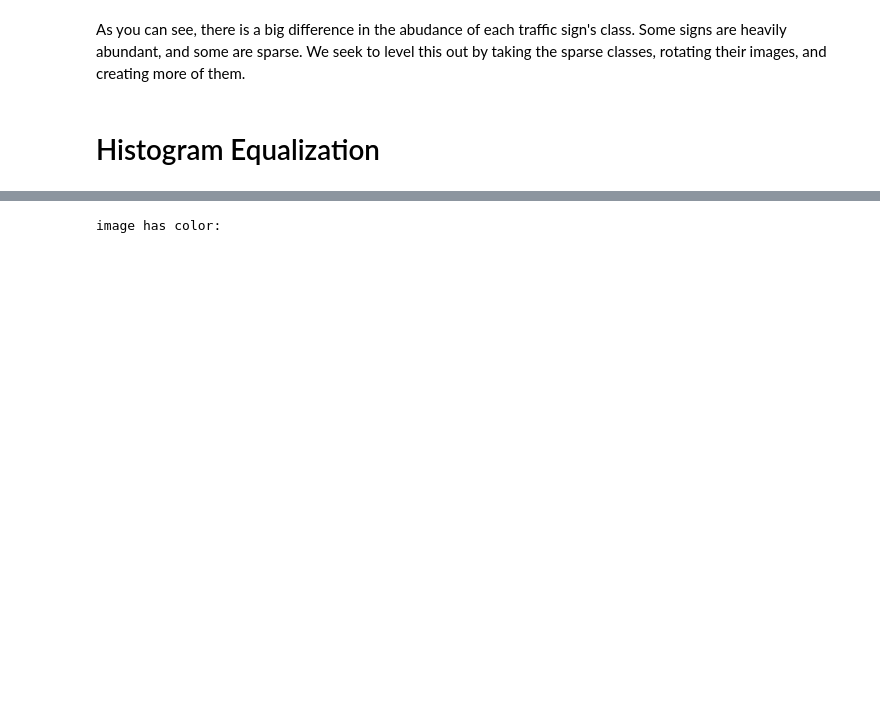
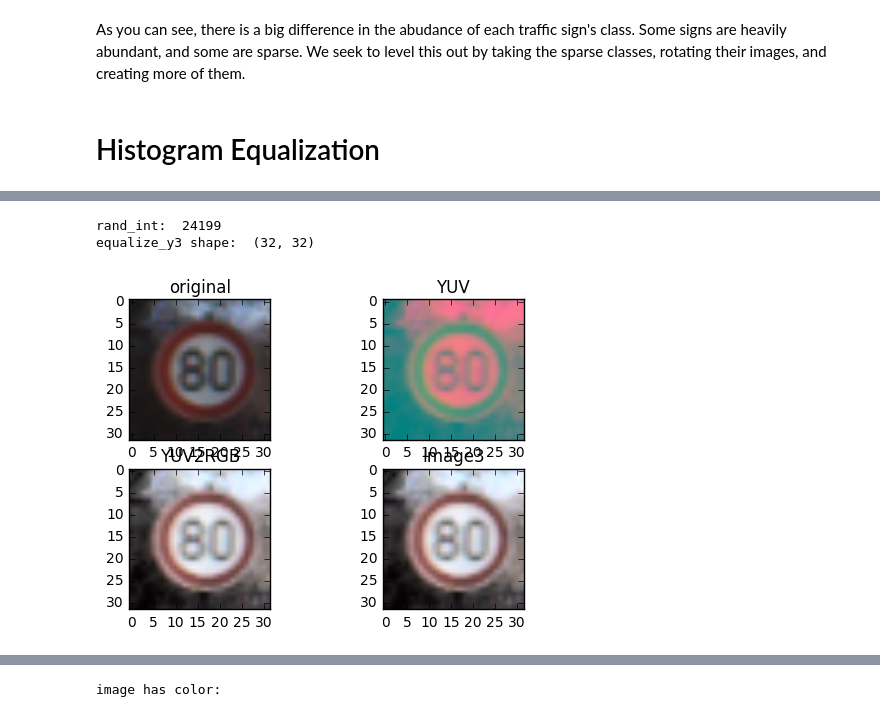
Before and after one commit to Self-Driving-Cars-LosAngeles/TrafficSignClassification, a Jupyter notebook: Traffic_Sign_Classifier_SDCLA.ipynb, the cells around one changed output, grey strips where cells are left out. Saved outputs shown, nothing was run; the diff lists cells and outputs as text; code cells hidden in the pictures; blank space fills up the shorter version.

Commit message:
[feature] - implements clahe image equalization and regular histogram equalization

```diff
--- a/Traffic_Sign_Classifier_SDCLA.ipynb
+++ b/Traffic_Sign_Classifier_SDCLA.ipynb
@@ -218,0 +244,47 @@ As you can see, there is a big difference in the abudance of each traffic sign's
+# %%
+# Constrast Limited Histogram Equalization
+rand_int = np.random.randint(0, len(y_train))
+print('rand_int: ', rand_int)
+# Change image from RGB to YUV
+image1 = np.copy(X_train[rand_int])
+image2 = X_train[rand_int]
+
+
+# Convert to YUV
+image2 = cv2.cvtColor(image2, cv2.COLOR_RGB2YUV)
+Yimage2 = image2[:,:,0]
+equalize_y2 = cv2.equalizeHist(Yimage2)
+image2[:,:,0] = equalize_y2
+# Back to RGB
+image2RGB = cv2.cvtColor(image2, cv2.COLOR_YUV2RGB)
+
+
+image3 = X_train[rand_int]
+Yimage3 = image3[:,:,0]
+clahe = cv2.createCLAHE(clipLimit=2.0, tileGridSize=(6,6))
+equalize_y3 = clahe.apply(Yimage3)
+print('equalize_y3 shape: ', equalize_y3.shape)
+image3[:,:,0] = equalize_y3
+image3RGB = cv2.cvtColor(image2, cv2.COLOR_YUV2RGB)
+
+plt.subplot(221)
+plt.title('original')
+plt.imshow(image1)
+
+plt.subplot(222)
+plt.title('YUV')
+plt.imshow(image2)
+
+plt.subplot(223)
+plt.title('YUV2RGB')
+plt.imshow(image2RGB)
+
+plt.subplot(224)
+plt.title('Image3')
+plt.imshow(image3RGB)
+
+plt.show()
+# %% [output]
+rand_int:  24199
+equalize_y3 shape:  (32, 32)
+[figure, added]
```
Also changed, not shown: parts of 11 cells of this notebook.
